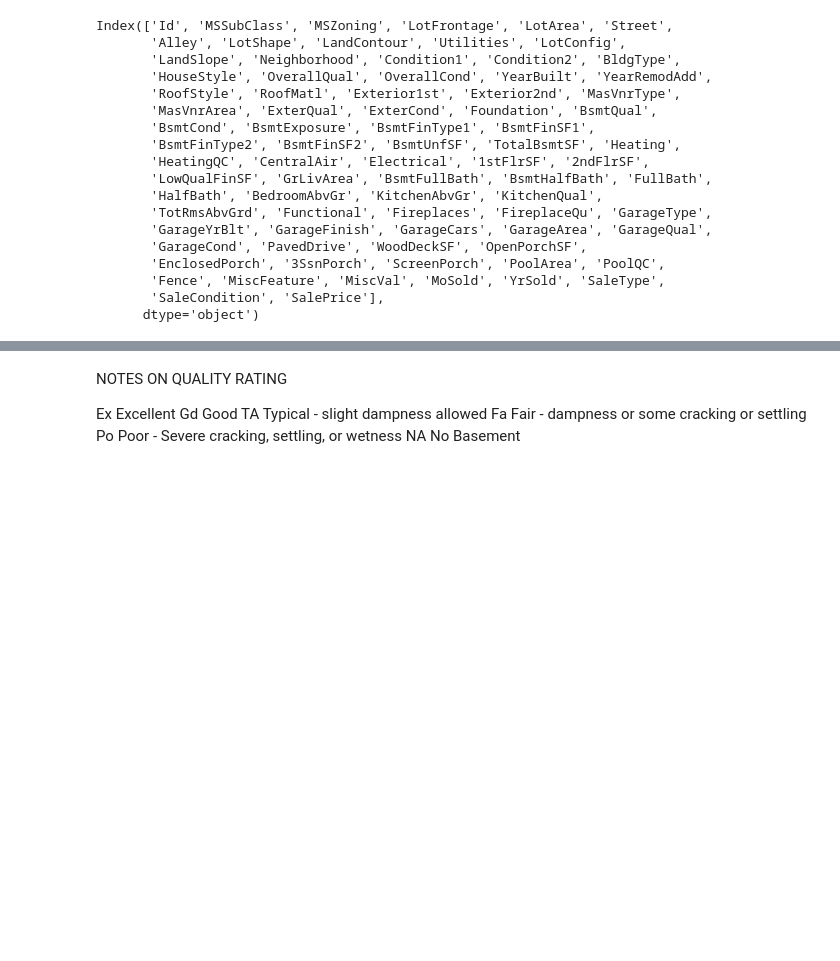
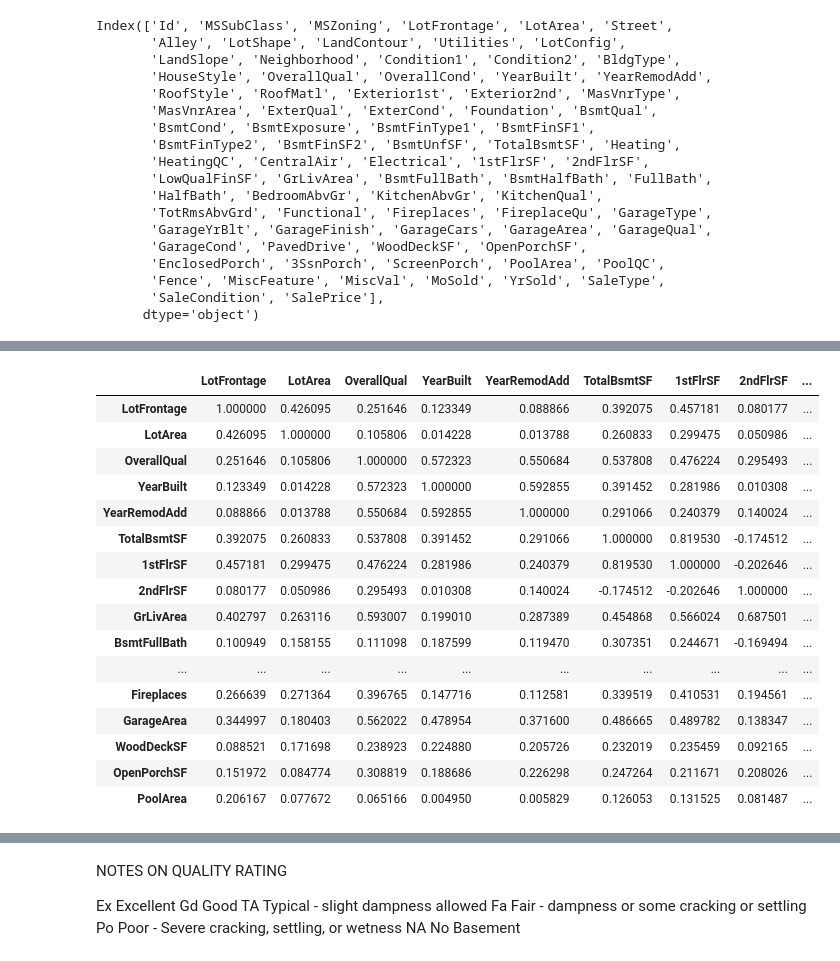
Before and after one commit to HammyLA/HousingPricesBeginnerML, a Jupyter notebook: housingprices.ipynb, the cells around one changed output, grey strips where cells are left out. Cells and saved outputs as stored; diff of their text form; code cells hidden in the pictures; blank space fills up the shorter version.

```diff
--- a/housingprices.ipynb
+++ b/housingprices.ipynb
@@ -248,0 +295,21 @@ dtype: int64
+# %%
+x2corr = X2[numfeat].corr()
+x2corr
+# %% [output]
+|  | LotFrontage | LotArea | OverallQual | YearBuilt | YearRemodAdd | TotalBsmtSF | 1stFlrSF | 2ndFlrSF | ... |
+| LotFrontage | 1.000000 | 0.426095 | 0.251646 | 0.123349 | 0.088866 | 0.392075 | 0.457181 | 0.080177 | ... |
+| LotArea | 0.426095 | 1.000000 | 0.105806 | 0.014228 | 0.013788 | 0.260833 | 0.299475 | 0.050986 | ... |
+| OverallQual | 0.251646 | 0.105806 | 1.000000 | 0.572323 | 0.550684 | 0.537808 | 0.476224 | 0.295493 | ... |
+| YearBuilt | 0.123349 | 0.014228 | 0.572323 | 1.000000 | 0.592855 | 0.391452 | 0.281986 | 0.010308 | ... |
+| YearRemodAdd | 0.088866 | 0.013788 | 0.550684 | 0.592855 | 1.000000 | 0.291066 | 0.240379 | 0.140024 | ... |
+| TotalBsmtSF | 0.392075 | 0.260833 | 0.537808 | 0.391452 | 0.291066 | 1.000000 | 0.819530 | -0.174512 | ... |
+| 1stFlrSF | 0.457181 | 0.299475 | 0.476224 | 0.281986 | 0.240379 | 0.819530 | 1.000000 | -0.202646 | ... |
+| 2ndFlrSF | 0.080177 | 0.050986 | 0.295493 | 0.010308 | 0.140024 | -0.174512 | -0.202646 | 1.000000 | ... |
+| GrLivArea | 0.402797 | 0.263116 | 0.593007 | 0.199010 | 0.287389 | 0.454868 | 0.566024 | 0.687501 | ... |
+| BsmtFullBath | 0.100949 | 0.158155 | 0.111098 | 0.187599 | 0.119470 | 0.307351 | 0.244671 | -0.169494 | ... |
+| ... | ... | ... | ... | ... | ... | ... | ... | ... | ... |
+| Fireplaces | 0.266639 | 0.271364 | 0.396765 | 0.147716 | 0.112581 | 0.339519 | 0.410531 | 0.194561 | ... |
+| GarageArea | 0.344997 | 0.180403 | 0.562022 | 0.478954 | 0.371600 | 0.486665 | 0.489782 | 0.138347 | ... |
+| WoodDeckSF | 0.088521 | 0.171698 | 0.238923 | 0.224880 | 0.205726 | 0.232019 | 0.235459 | 0.092165 | ... |
+| OpenPorchSF | 0.151972 | 0.084774 | 0.308819 | 0.188686 | 0.226298 | 0.247264 | 0.211671 | 0.208026 | ... |
+| PoolArea | 0.206167 | 0.077672 | 0.065166 | 0.004950 | 0.005829 | 0.126053 | 0.131525 | 0.081487 | ... |
```
Also changed, not shown: parts of 52 cells of this notebook, 2 other files.
